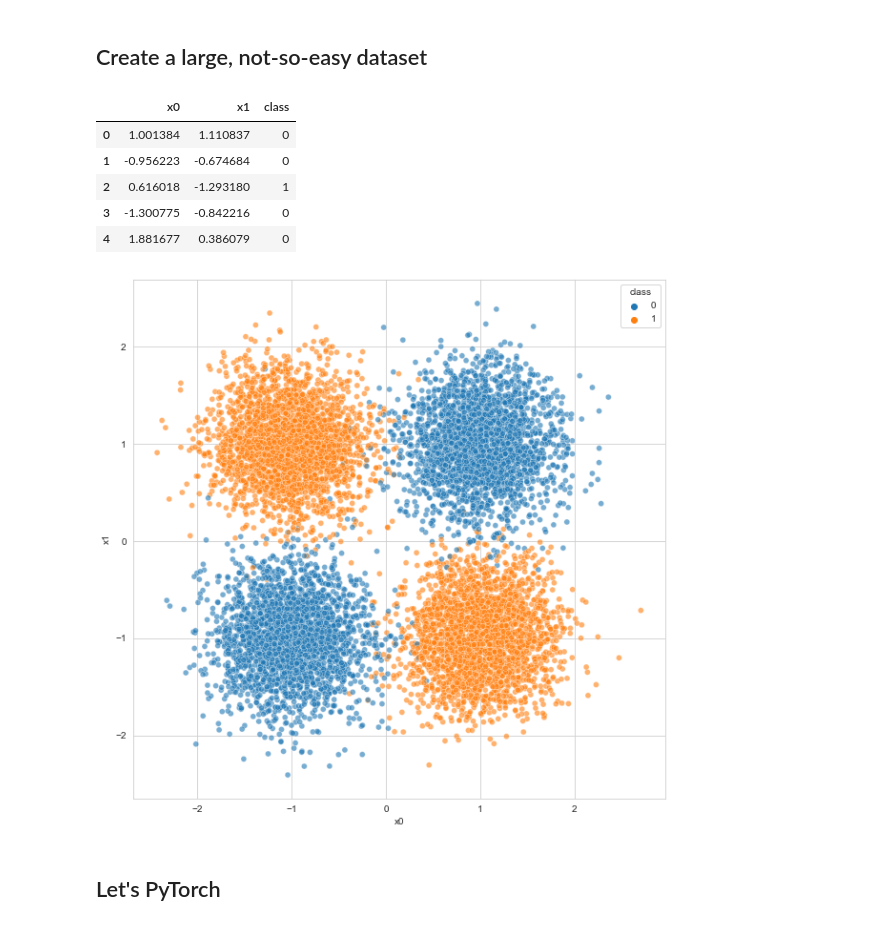
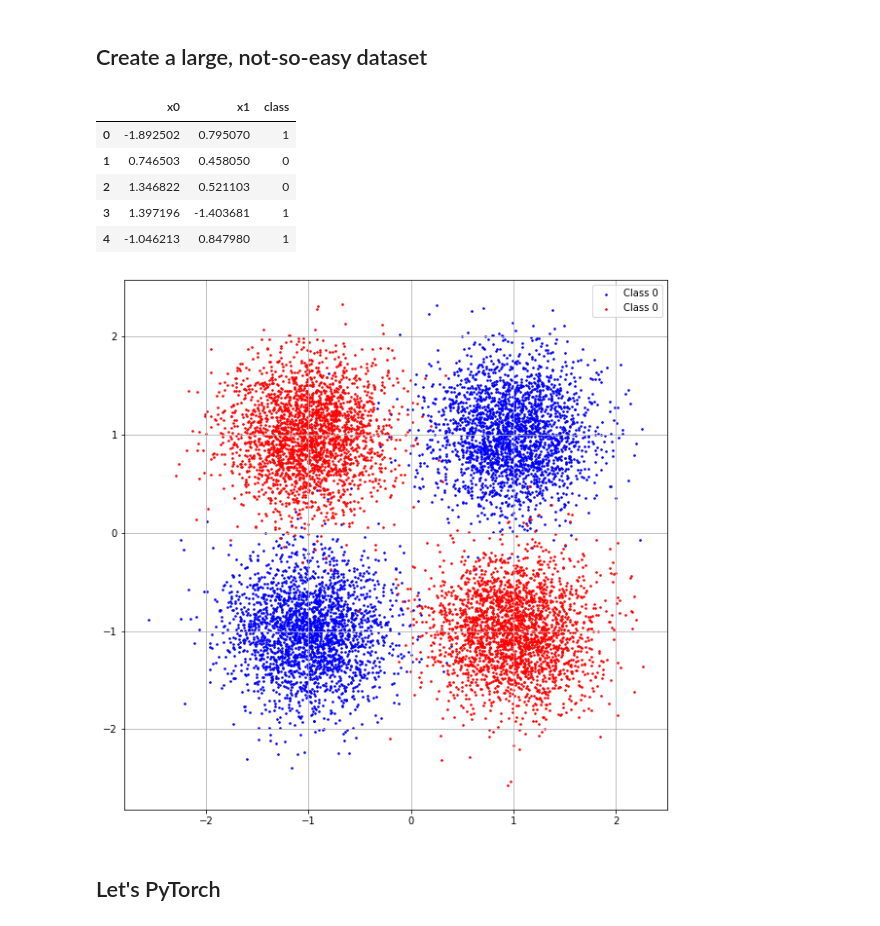
Before and after one commit to gmacario/10k, a Jupyter notebook: NN4 PyTorch intro.ipynb, the cells around one changed output. Saved outputs shown, nothing was run; the diff lists cells and outputs as text; code cells hidden in the pictures.

```diff
--- a/NN4 PyTorch intro.ipynb
+++ b/NN4 PyTorch intro.ipynb
@@ -33,33 +29,40 @@ Using torch v1.12.1 [CPU]
 # %%
 POINTS = 10_000
 SCALE = 0.4
 
 data = pd.DataFrame(
     np.concatenate(
         [
             np.random.normal(loc=1, scale=SCALE, size=(POINTS // 4, 2)) * [-1, -1],
             np.random.normal(loc=1, scale=SCALE, size=(POINTS // 4, 2)) * [1, 1],
             np.random.normal(loc=1, scale=SCALE, size=(POINTS // 4, 2)) * [-1, 1],
             np.random.normal(loc=1, scale=SCALE, size=(POINTS // 4, 2)) * [1, -1],
         ]
     ),
     columns=["x0", "x1"],
 )
 data["class"] = 1
 data.loc[: POINTS // 2, "class"] = 0
 data = data.sample(frac=1).reset_index(drop=True)
 
 plt.figure(figsize=(10, 10))
-sns.scatterplot(x=data["x0"], y=data["x1"], hue=data["class"], alpha=0.6)
+plt.scatter(
+    x=data[data["class"] == 0]["x0"], y=data[data["class"] == 0]["x1"], marker=".", s=10, color="blue", label="Class 0"
+)
+plt.scatter(
+    x=data[data["class"] == 1]["x0"], y=data[data["class"] == 1]["x1"], marker=".", s=10, color="red", label="Class 0"
+)
+plt.grid()
+plt.legend()
 data.head()
 # %% [output]
 |  | x0 | x1 | class |
-| 0 | 1.001384 | 1.110837 | 0 |
-| 1 | -0.956223 | -0.674684 | 0 |
-| 2 | 0.616018 | -1.293180 | 1 |
-| 3 | -1.300775 | -0.842216 | 0 |
-| 4 | 1.881677 | 0.386079 | 0 |
+| 0 | -1.892502 | 0.795070 | 1 |
+| 1 | 0.746503 | 0.458050 | 0 |
+| 2 | 1.346822 | 0.521103 | 0 |
+| 3 | 1.397196 | -1.403681 | 1 |
+| 4 | -1.046213 | 0.847980 | 1 |
-[figure, old version]
+[figure, new version]
 # %% [markdown]
 ## Let's PyTorch
 # %% [markdown]
```
Also changed, not shown: parts of 6 cells of this notebook.
